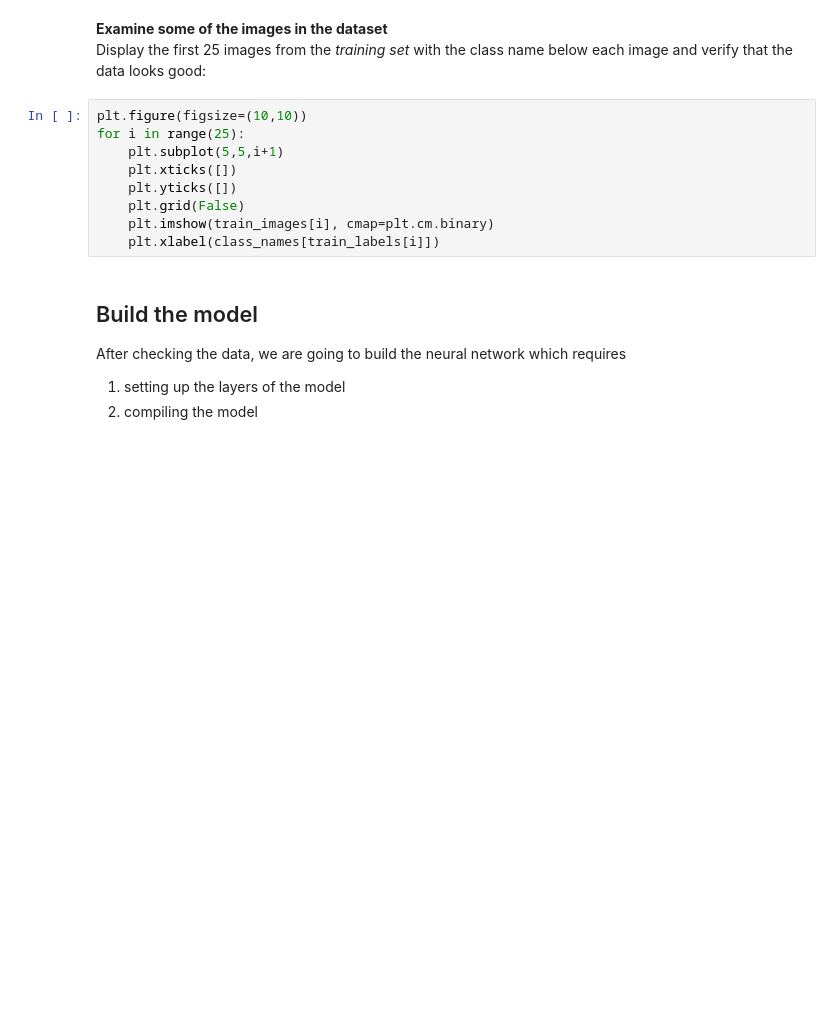
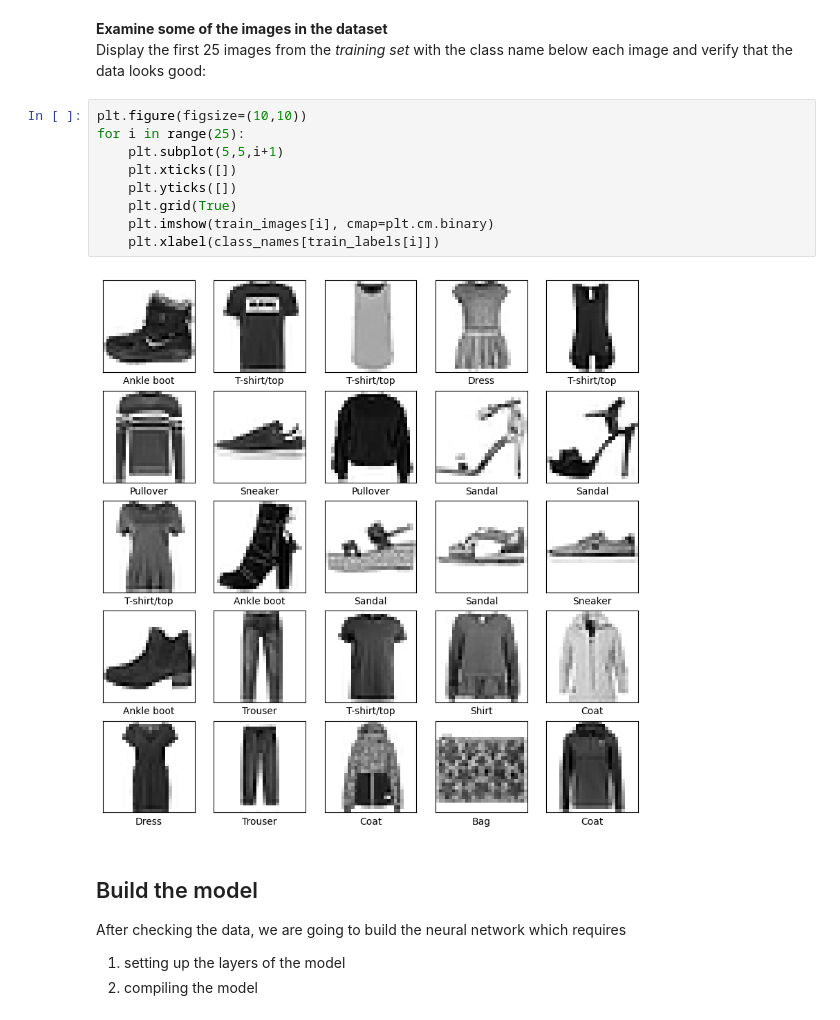
Before and after one commit to blosshaus/M4CNNS, a Jupyter notebook: 1. Simple_neural_network_for_fashion.ipynb, the cells around one changed output. Drawn from its saved outputs; the diff is of its cells as text; blank space fills up the shorter version.

```diff
--- a/1. Simple_neural_network_for_fashion.ipynb
+++ b/1. Simple_neural_network_for_fashion.ipynb
@@ -189,12 +221,14 @@ Display the first 25 images from the *training set* with the class name below ea
 # %%
 plt.figure(figsize=(10,10))
 for i in range(25):
     plt.subplot(5,5,i+1)
     plt.xticks([])
     plt.yticks([])
-    plt.grid(False)
+    plt.grid(True)
     plt.imshow(train_images[i], cmap=plt.cm.binary)
     plt.xlabel(class_names[train_labels[i]])
+# %% [output]
+[figure, added]
 # %% [markdown]
 ## Build the model
 
```
Also changed, not shown: parts of 30 cells of this notebook.
